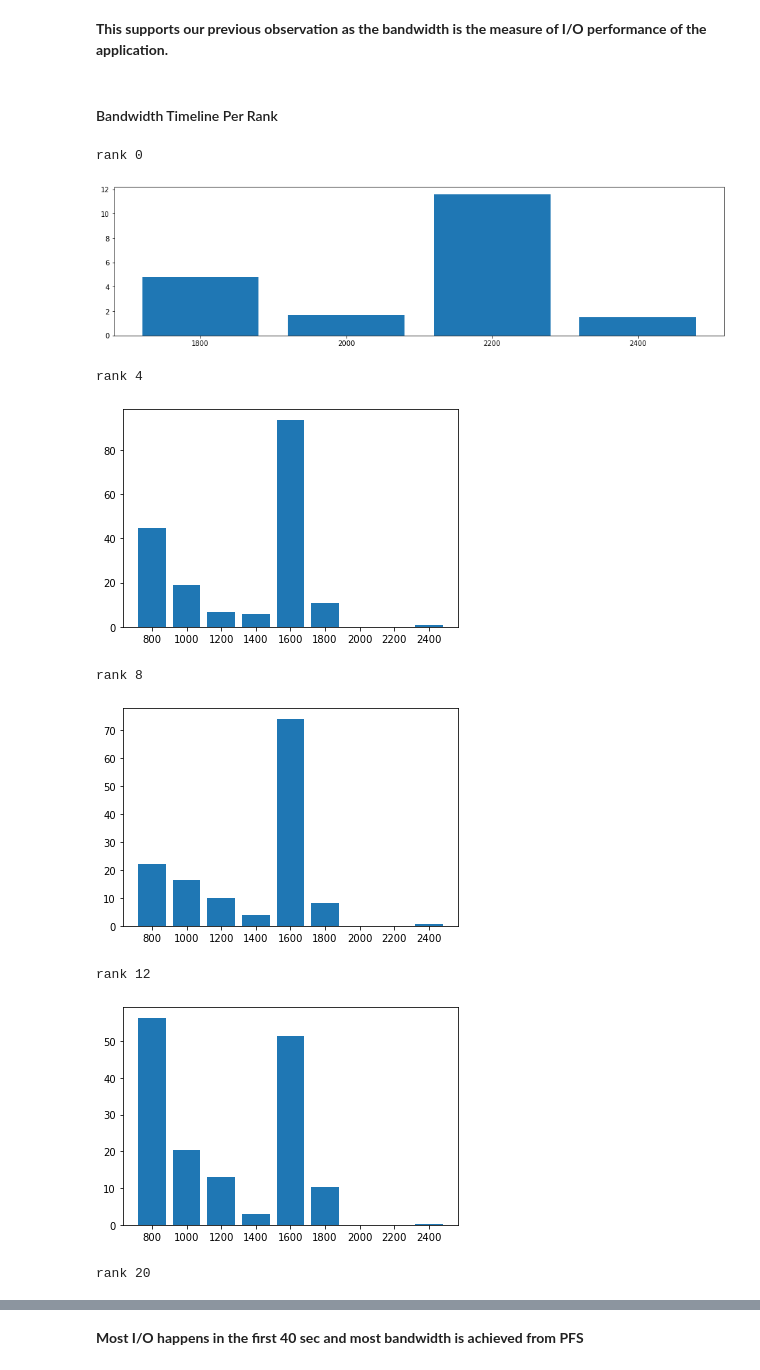
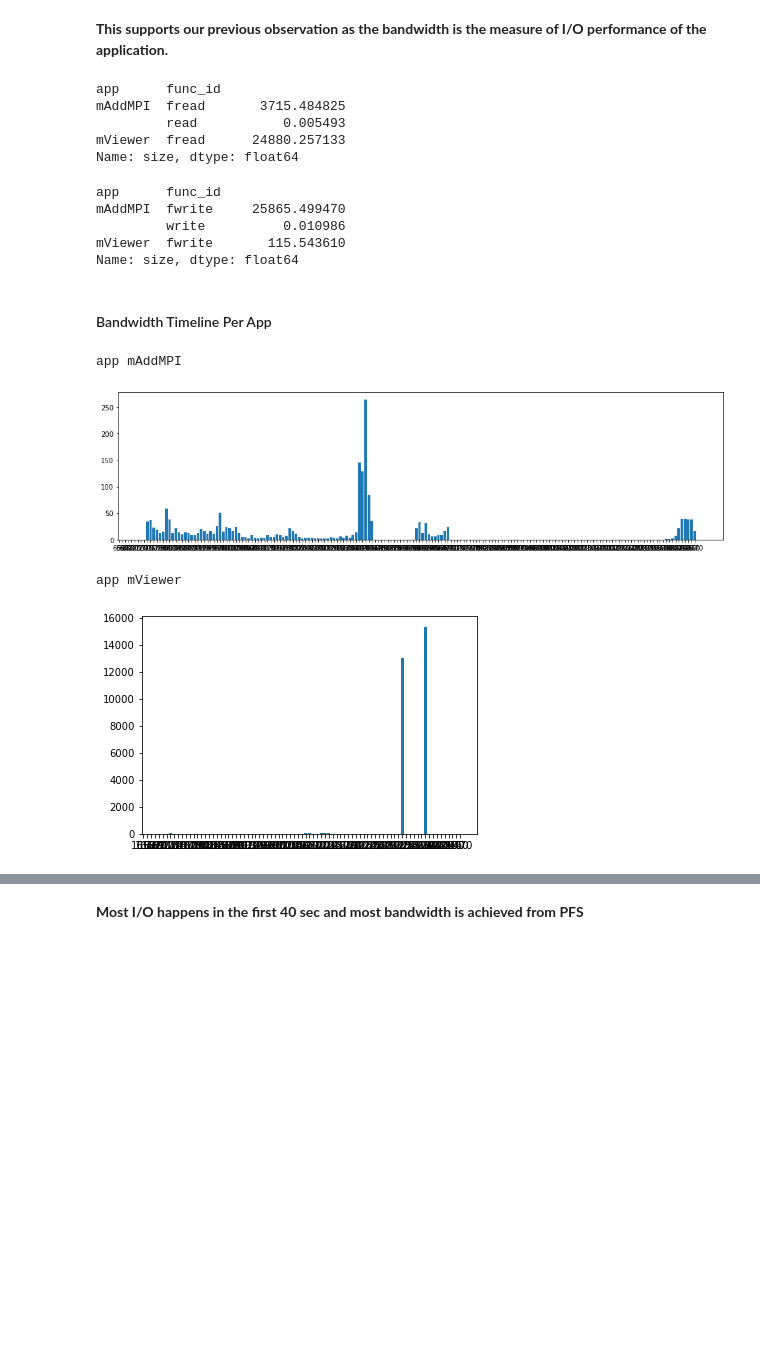
Before and after one commit to hariharan-devarajan/taxonomy, a Jupyter notebook: analysis/notebooks/recorder/montage-mpi.ipynb, the cells around one changed output, grey strips where cells are left out. Saved outputs shown, nothing was run; the diff lists cells and outputs as text; code cells hidden in the pictures; blank space fills up the shorter version.

```diff
--- a/analysis/notebooks/recorder/montage-mpi.ipynb
+++ b/analysis/notebooks/recorder/montage-mpi.ipynb
@@ -802,0 +891,16 @@ plt.show()
+# %%
+import math
+values = np.arange(0, math.ceil(job_time), time_step)
+values_int = range(len(values))
+timeline_ts = [0]*len(values_int)
+prev = 0
+values_str = []
+for i in values_int:
+    values_str.append(str(i))
+    contains = (io_ddf_read_write['tstart'] >=prev) & (io_ddf_read_write['tend'] <values[i]) & fwrite_condition
+    timeline_ts[i] = io_ddf_read_write[contains]['bandwidth'].mean()/10.0
+    prev = values[i]
+print(timeline_ts)
+plt.figure(figsize=(16,4))
+plt.bar(values_str, timeline_ts)
+plt.show()
@@ -803,35 +910,46 @@ plt.show()
 # %% [markdown]
 **This supports our previous observation as the bandwidth is the measure of I/O performance of the application.**
+# %%
+io_ddf_read_write[io_ddf_read_write['func_id'].str.contains("read")].groupby(['app','func_id'])['size'].sum()/1024.0/1024.0
+# %% [output]
+app      func_id
+mAddMPI  fread       3715.484825
+         read           0.005493
+mViewer  fread      24880.257133
+Name: size, dtype: float64
+# %%
+io_ddf_read_write[io_ddf_read_write['func_id'].str.contains("write")].groupby(['app','func_id'])['size'].sum()/1024.0/1024.0
+# %% [output]
+app      func_id
+mAddMPI  fwrite     25865.499470
+         write          0.010986
+mViewer  fwrite       115.543610
+Name: size, dtype: float64
 # %% [markdown]
-#### Bandwidth Timeline Per Rank
+#### Bandwidth Timeline Per App
+# %%
+selected_app = io_ddf_read_write['app'].unique()
 # %%
 import math
 
-selected_rank = [0, 4, 8, 12, 20]
-
 plt.figure(figsize=(16,4))
-for rank in selected_rank:
-    io_df_rank = io_ddf_read_write[io_ddf_read_write['rank'] == rank]
+for app in selected_app:
+    io_df_app = io_ddf_read_write[io_ddf_read_write['app'] == app]
     values = np.arange(0, math.ceil(job_time), time_step)
     values_int = range(len(values))
     timeline_ts = [0]*len(values_int)
     value_str = []
     prev = 0
     for i in values_int:
         value_str.append(str(values[i]))
-        contains = (io_df_rank['tstart'] >=prev) & (io_df_rank['tend'] <values[i])
-        timeline_ts[i] = io_df_rank[contains]['bandwidth'].mean()
+        contains = (io_df_app['tstart'] >=prev) & (io_df_app['tend'] <values[i])
+        timeline_ts[i] = io_df_app[contains]['bandwidth'].mean()
         prev = values[i]
-    print("rank {}".format(rank))
+    print("app {}".format(app))
     plt.bar(value_str, timeline_ts)
     plt.show()
 # %% [output]
-rank 0
+app mAddMPI
-[figure, old version]
+[figure, new version]
-rank 4
+app mViewer
-[figure, old version]
+[figure, new version]
-rank 8
-[figure, removed]
-rank 12
-[figure, removed]
-rank 20
```
Also changed, not shown: parts of 14 cells of this notebook, 8 other files.
